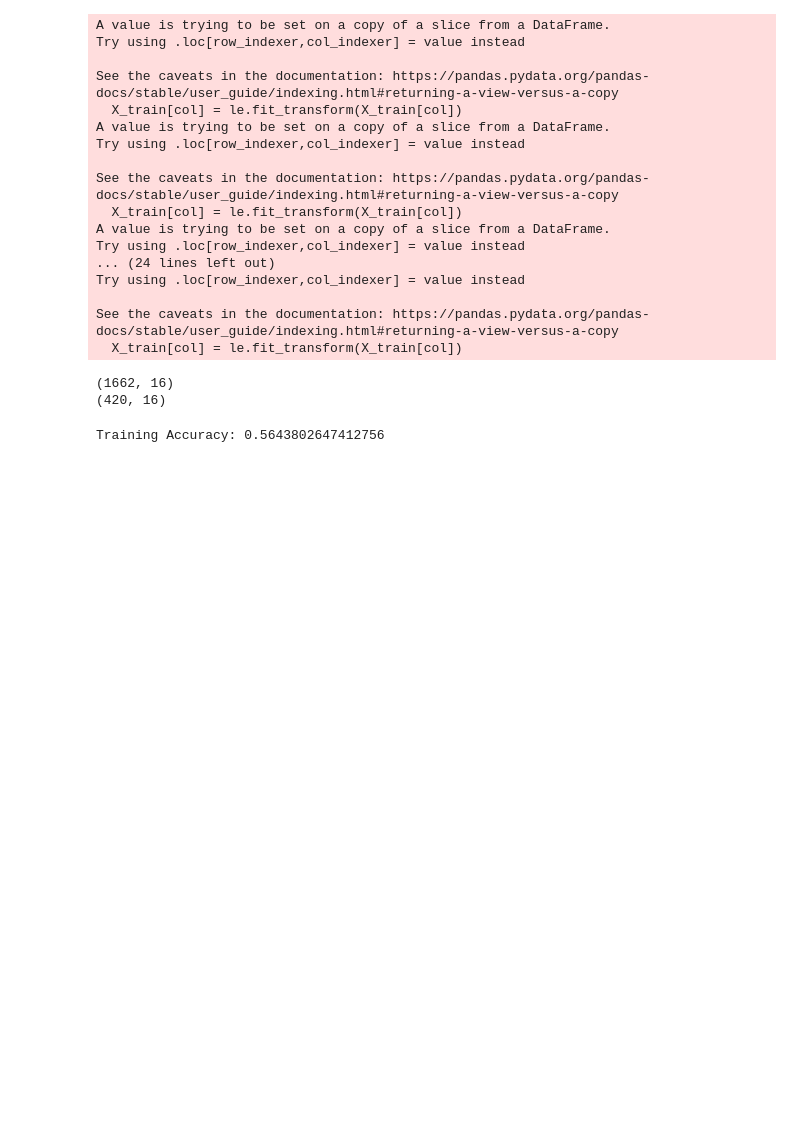
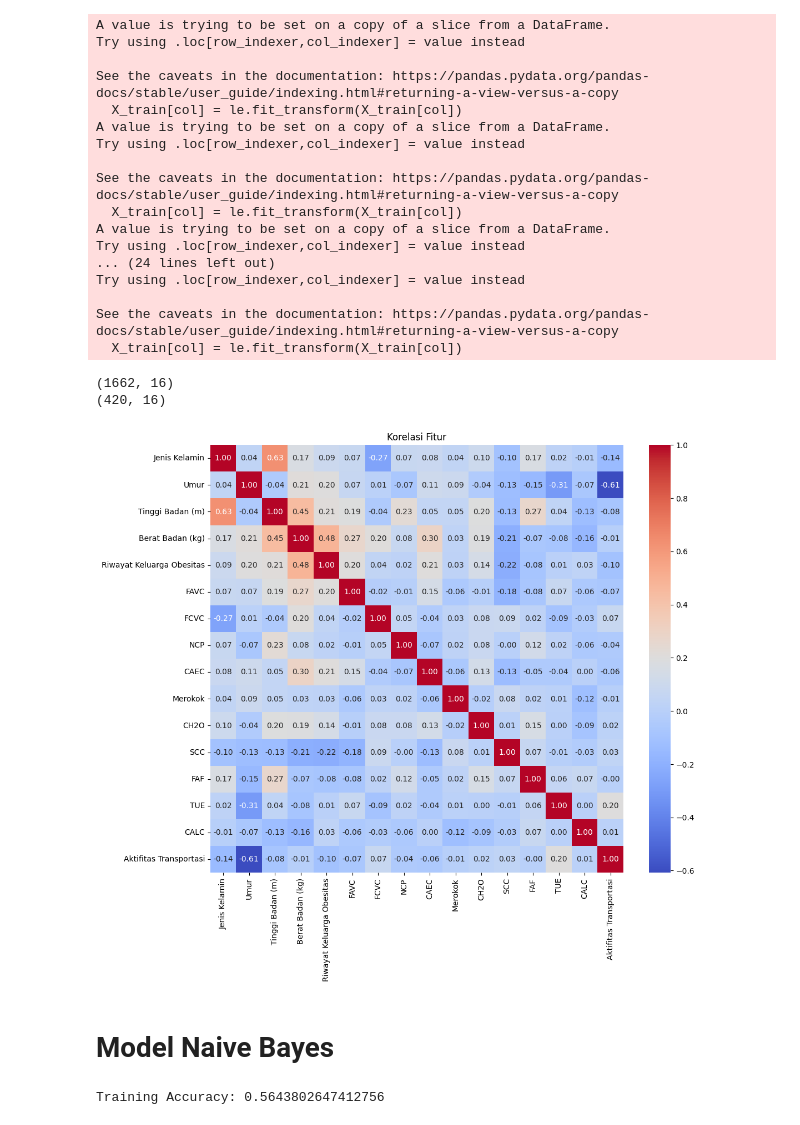
Before and after one commit to firarru/Matkul-ML, a Jupyter notebook: UTS_ML.ipynb, the cells around one changed output. Cells and saved outputs as stored; diff of their text form; code cells hidden in the pictures; blank space fills up the shorter version.

```diff
--- a/UTS_ML.ipynb
+++ b/UTS_ML.ipynb
@@ -221,6 +202,15 @@ print(df_test_scaled.shape)
 # %% [output]
 (1662, 16)
 (420, 16)
+# %%
+plt.figure(figsize=(12, 10))
+sns.heatmap(X_train.corr(), annot=True, cmap='coolwarm', fmt=".2f")
+plt.title('Korelasi Fitur')
+plt.show()
+# %% [output]
+[figure, added]
+# %% [markdown]
+# **Model Naive Bayes**
 # %%
 from sklearn.naive_bayes import GaussianNB
 # %%
```
Also changed, not shown: parts of 10 cells of this notebook.
